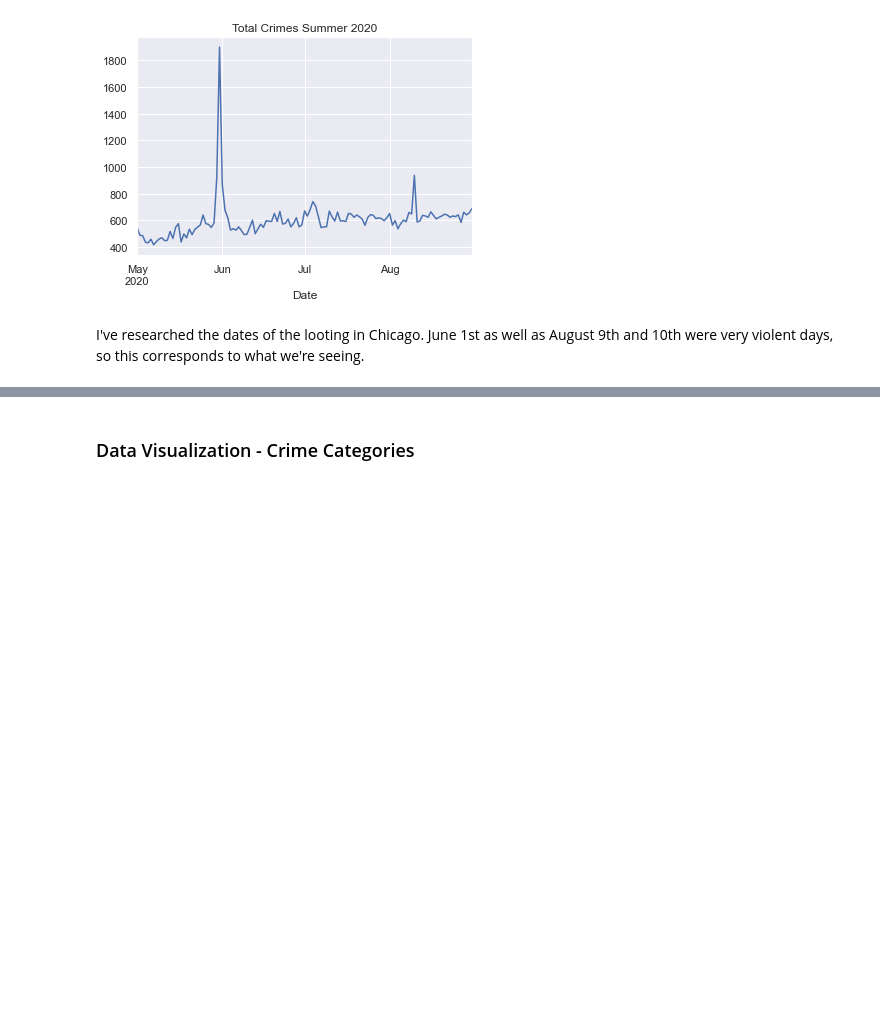
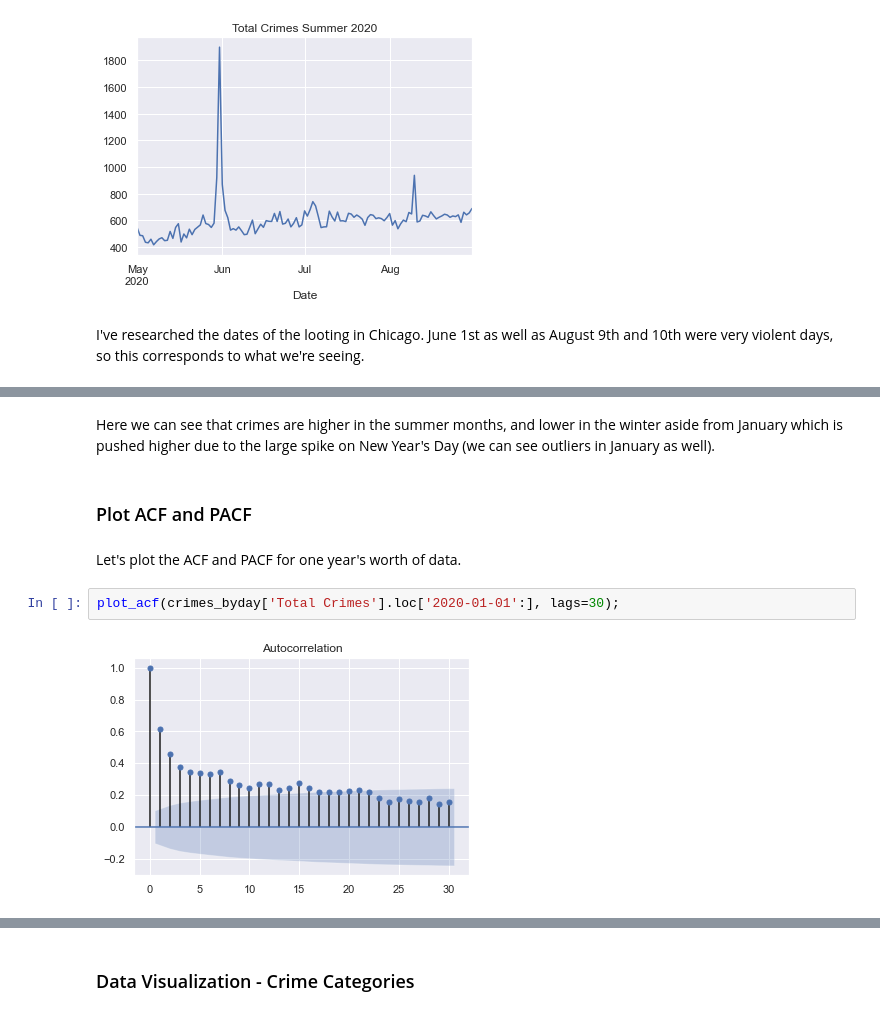
Before and after one commit to ruthcaswellsmith/Capstone---City-of-Chicago-Crime-Time-Series-Analysis, a Jupyter notebook: notebooks/Capstone - City of Chicago Crime - Exploratory Data Analysis.ipynb, the cells around one changed output, grey strips where cells are left out. Cells and saved outputs as stored; diff of their text form; blank space fills up the shorter version.

```diff
--- a/notebooks/Capstone - City of Chicago Crime - Exploratory Data Analysis.ipynb
+++ b/notebooks/Capstone - City of Chicago Crime - Exploratory Data Analysis.ipynb
@@ -82,0 +97,10 @@ I've researched the dates of the looting in Chicago.  June 1st as well as August
+# %% [markdown]
+Here we can see that crimes are higher in the summer months, and lower in the winter aside from January which is pushed higher due to the large spike on New Year's Day (we can see outliers in January as well).
+# %% [markdown]
+### Plot ACF and PACF
+# %% [markdown]
+Let's plot the ACF and PACF for one year's worth of data.
+# %%
+plot_acf(crimes_byday['Total Crimes'].loc['2020-01-01':], lags=30);
+# %% [output]
+[figure, added]
```
Also changed, not shown: parts of 17 cells of this notebook.
